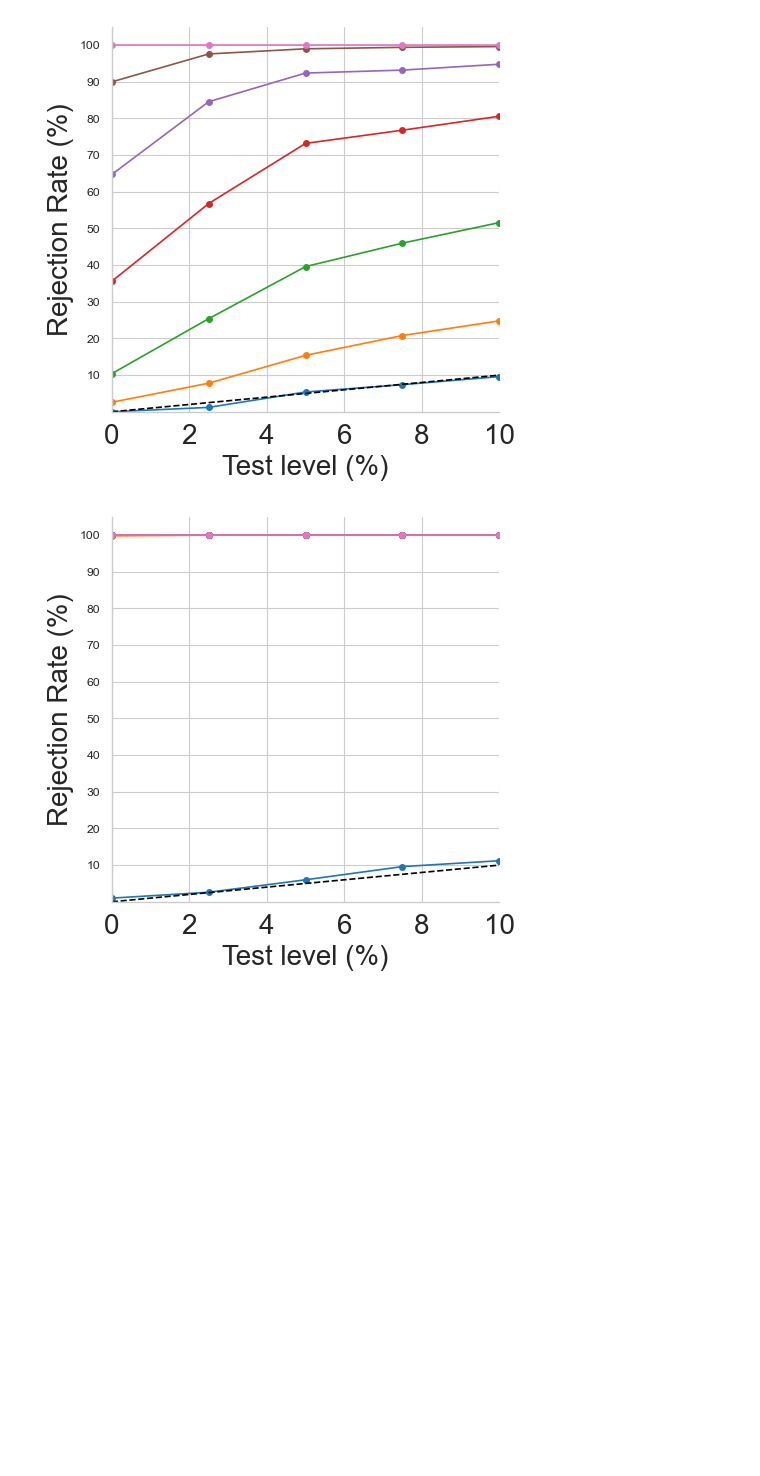
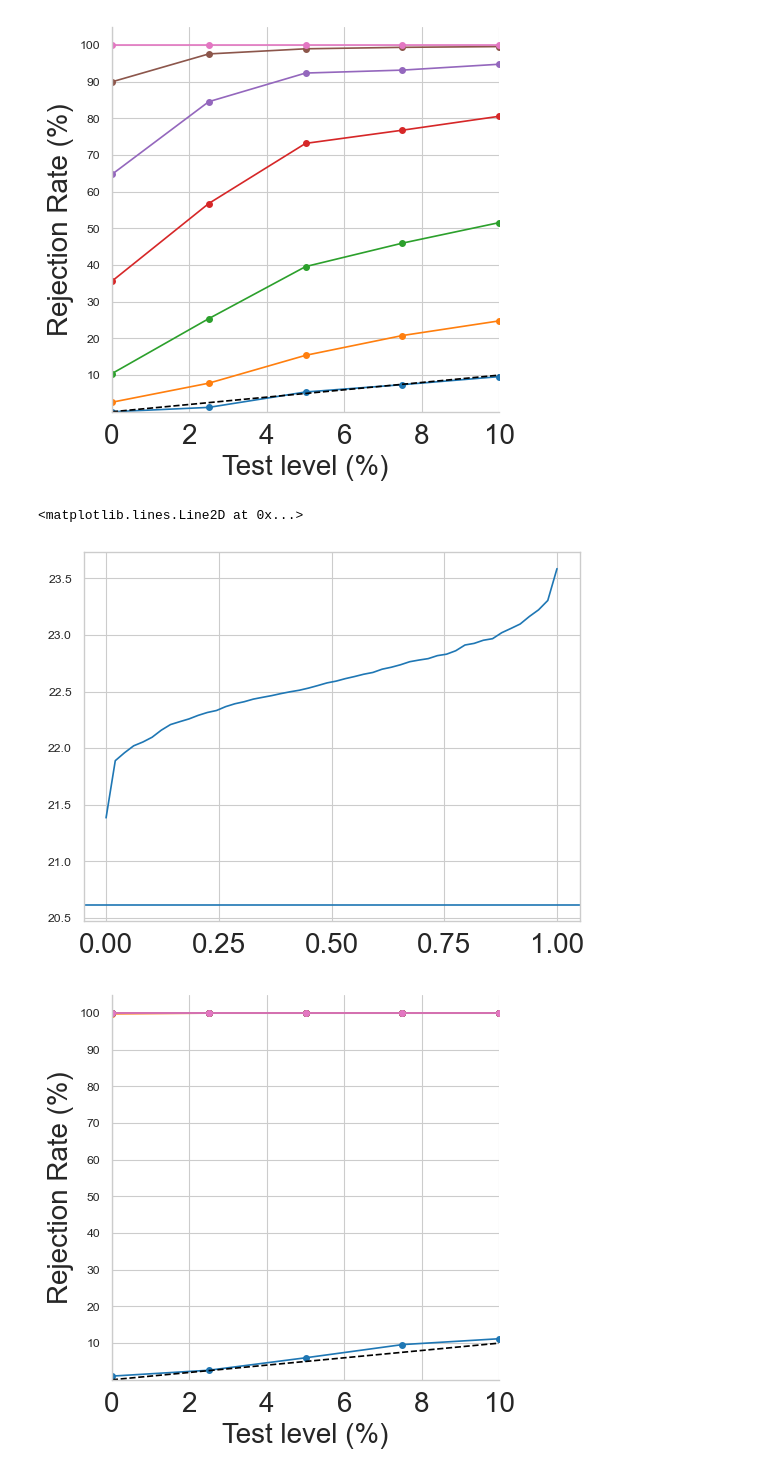
Before and after one commit to matthieubulte/GAR, a Jupyter notebook: simulation-evaluation.ipynb, the cells around one changed output. Drawn from its saved outputs; the diff is of its cells as text; code cells hidden in the pictures; blank space fills up the shorter version.

```diff
--- a/simulation-evaluation.ipynb
+++ b/simulation-evaluation.ipynb
@@ -180,6 +180,15 @@ plotting.plot_alpha_alpha(df_ours_r, 'Dt', samplesize)
 plt.savefig('./plots/size_rej_rate_R_mult_noise.pdf', bbox_inches='tight', transparent=True,)
 # %% [output]
 [figure]
+# %%
+r = df_logchol[(df_logchol['sample_size'] == 80) & (df_logchol['phi'] == 0.1)].iloc[0]
+
+plt.plot(np.linspace(0,1,50), r['quantiles_Dt'])
+plt.axhline(r['Dt'])
+# r['quantiles_Dt']
+# %% [output]
+<matplotlib.lines.Line2D at 0x...>
+[figure, added]
 # %%
 samplesize = 80
 plt.figure(figsize=(5,5))
```
Also changed, not shown: parts of 5 cells of this notebook, 4 other files.
